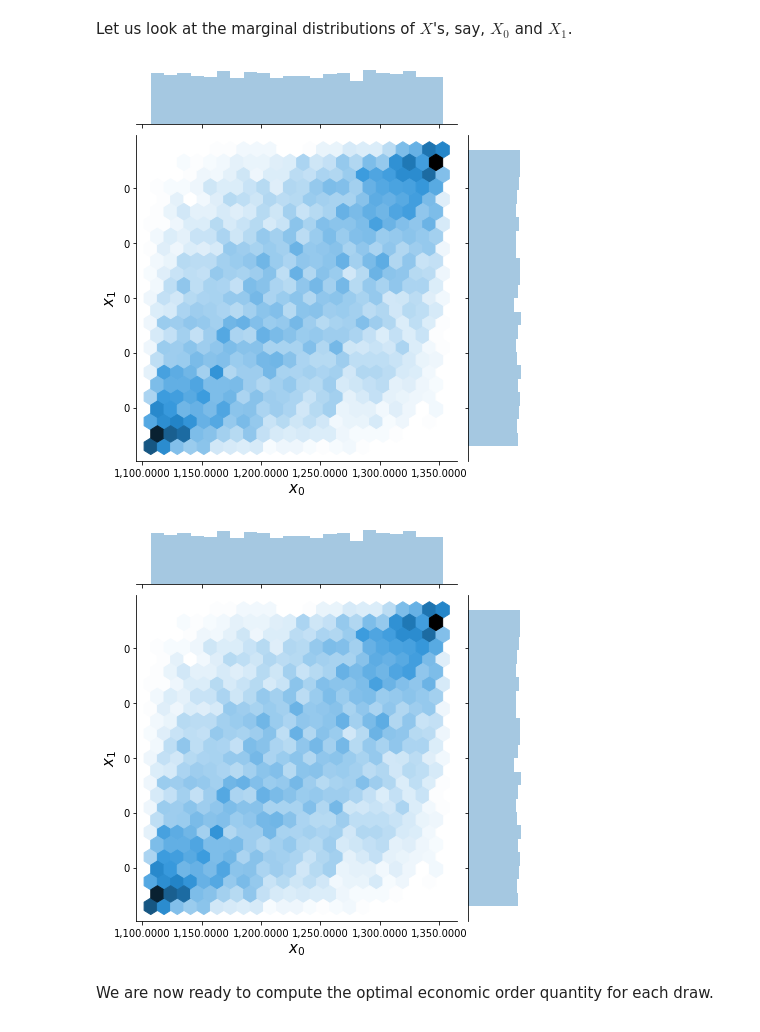
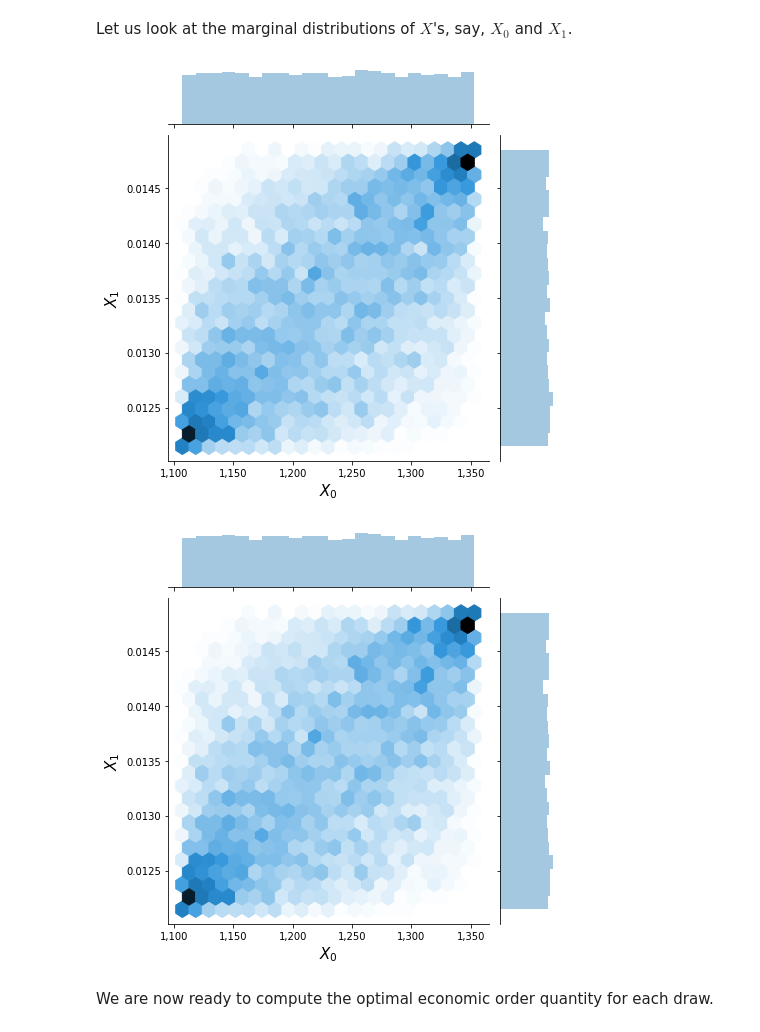
Before and after one commit to OpenSourceEconomics/econsa, a Jupyter notebook: docs/source/tutorials/copulas_sampling.ipynb, the cells around one changed output. Drawn from its saved outputs; the diff is of its cells as text; code cells hidden in the pictures.

```diff
--- a/docs/source/tutorials/copulas_sampling.ipynb
+++ b/docs/source/tutorials/copulas_sampling.ipynb
@@ -27,15 +27,15 @@ x = copula.sample(10000, rule="random")
 Let us look at the marginal distributions of $X$'s, say, $X_0$ and $X_1$.
 # %%
 g = sns.jointplot(x=x[0], y=x[1], kind="hex")
-g.set_axis_labels(r"$x_0$", r"$x_1$")
-g.ax_joint.get_yaxis().set_major_formatter(mpl.ticker.StrMethodFormatter('{x:,.0f}'))
-g.ax_joint.get_xaxis().set_major_formatter(mpl.ticker.StrMethodFormatter('{x:,.4f}'))
+g.set_axis_labels(r"$X_0$", r"$X_1$")
+g.ax_joint.get_yaxis().set_major_formatter(mpl.ticker.StrMethodFormatter('{x:,.4f}'))
+g.ax_joint.get_xaxis().set_major_formatter(mpl.ticker.StrMethodFormatter('{x:,.0f}'))
 # %% [output]
-[figure, old version]
+[figure, new version]
 # %%
 g.fig
 # %% [output]
-[figure, old version]
+[figure, new version]
 # %% [markdown]
 We are now ready to compute the optimal economic order quantity for each draw.
 # %%
```
Also changed, not shown: parts of 10 cells of this notebook, 1 other file.
